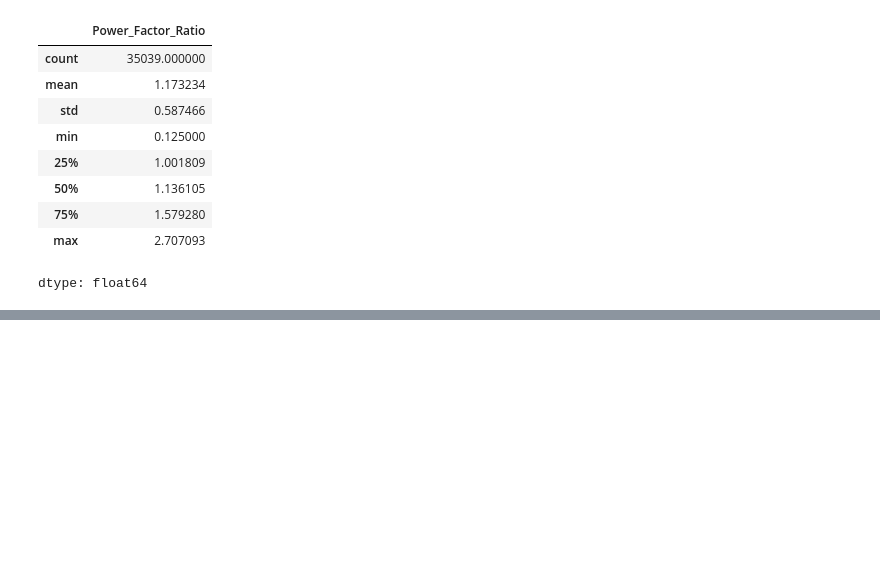
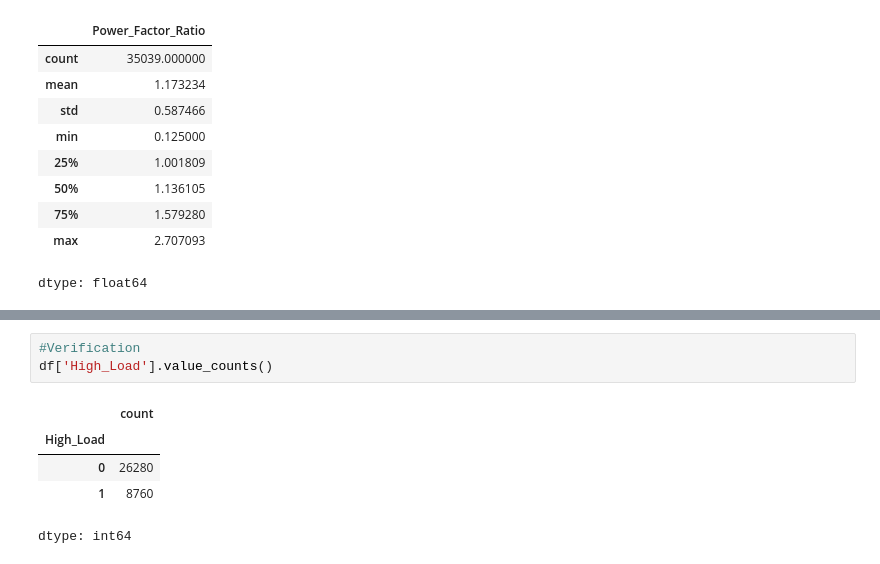
Before and after one commit to hania-sajjad/Week-2-Task, a Jupyter notebook: week2_eda.ipynb, the cells around one changed output, grey strips where cells are left out. Drawn from its saved outputs; the diff is of its cells as text; blank space fills up the shorter version.

```diff
--- a/week2_eda.ipynb
+++ b/week2_eda.ipynb
@@ -224,0 +248,9 @@ dtype: float64
+# %%
+#Verification
+df['High_Load'].value_counts()
+# %% [output]
+|  | count |
+| High_Load |  |
+| 0 | 26280 |
+| 1 | 8760 |
+dtype: int64
```
Also changed, not shown: parts of 4 cells of this notebook.
